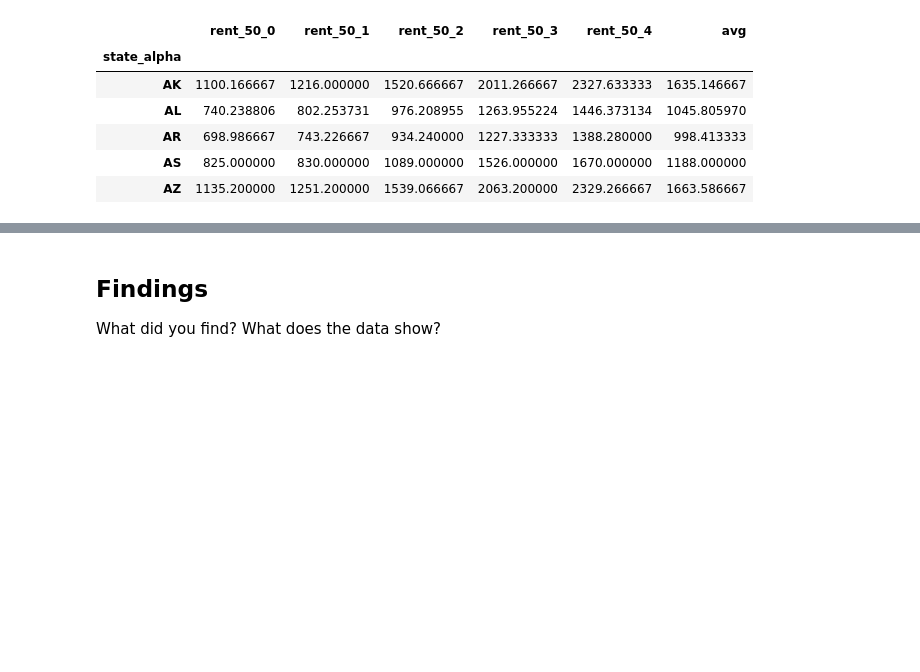
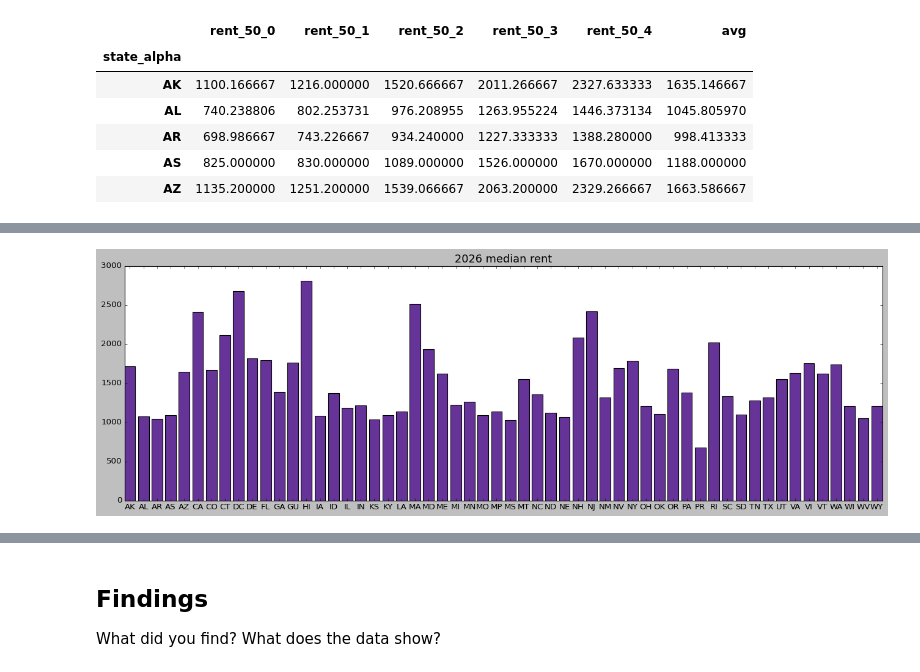
Before and after one commit to Lotus259/MalaysiaHFinal.github.io, a Jupyter notebook: MATPHY231 FinalNotebook/Final_Notebook_Malaysia.ipynb, the cells around one changed output, grey strips where cells are left out. Saved outputs shown, nothing was run; the diff lists cells and outputs as text; code cells hidden in the pictures; blank space fills up the shorter version.

```diff
--- a/MAT:PHY231 Final/PHY231_Final_Project_Malaysia.ipynb
+++ b/MATPHY231 FinalNotebook/Final_Notebook_Malaysia.ipynb
@@ -398,0 +398,26 @@ plt.show()
+# %%
+# Your visualization here
+#fig, ax = plt.subplots(figsize=(20, 6))
+
+index = np.arange(56)
+bar_width = 0.1
+
+plt.figure(figsize=(20,6))
+
+plt.bar(versus_26.index, versus_26['avg'], color='rebeccapurple')
+#r1=plt.bar(index, versus_25['avg'], width=bar_width, color='red', label='2025')
+#r2=plt.bar(index+bar_width, versus_26['avg'], width=bar_width, color='blue', label='2026')
+
+#plt.xticks(index + bar_width, versus_25.index, color='black')
+
+
+
+#plt.style.use('classic')
+
+plt.title('2026 median rent', fontsize=16)
+#plt.xlabel('Area', fontsize=12)
+#plt.ylabel('Average Median Rent Price ($)', fontsize=12)
+#plt.tight_layout()
+plt.show()
+# %% [output]
+[figure, added]
```
Also changed, not shown: parts of 8 cells of this notebook, 16 other files.
